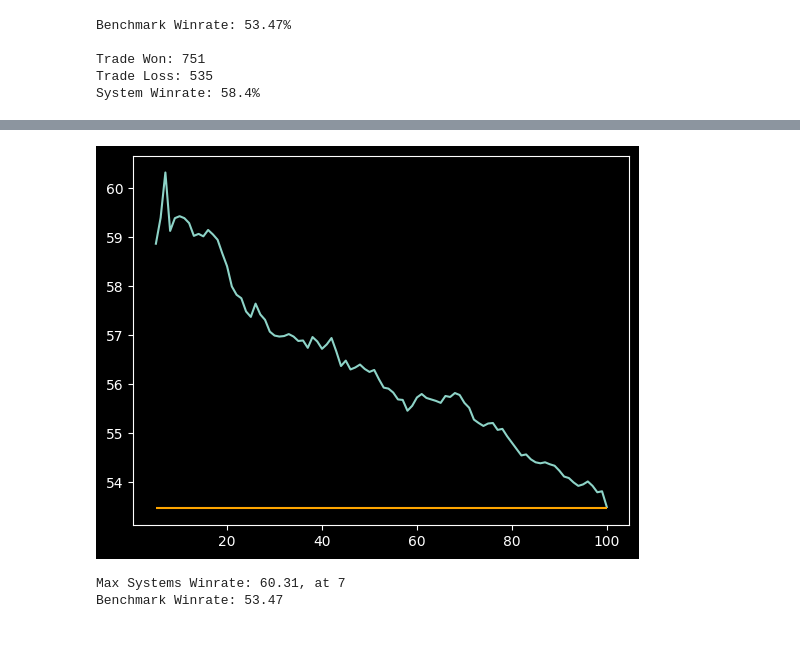
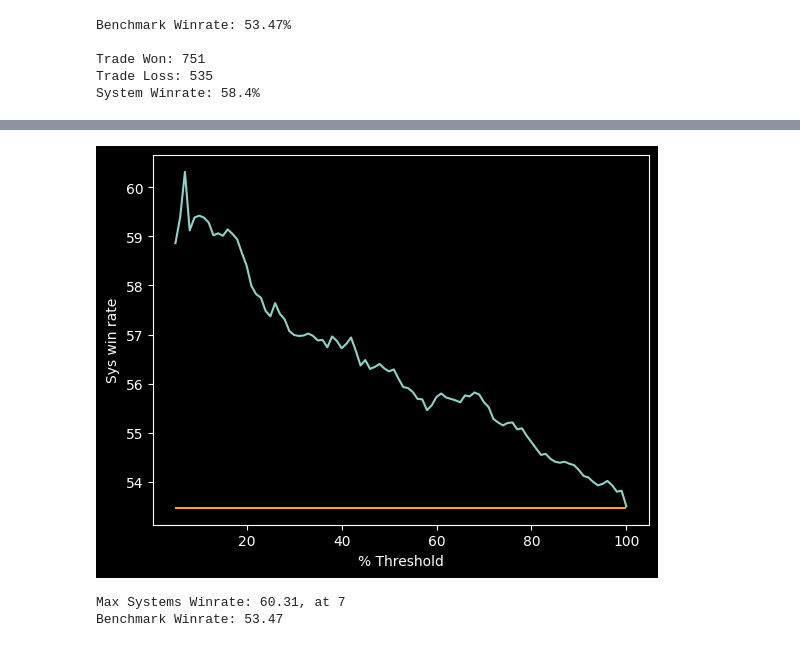
Before and after one commit to kasmaslrn/buy_the_dip, a Jupyter notebook: study_close_near_low.ipynb, the cells around one changed output, grey strips where cells are left out. Drawn from its saved outputs; the diff is of its cells as text; code cells hidden in the pictures.

```diff
--- a/study_close_near_low.ipynb
+++ b/study_close_near_low.ipynb
@@ -133,10 +212,13 @@ for pct in pct_range:
 # %%
 plt.plot(pct_range, results)
 plt.hlines(bench_winrate, pct_range[0], pct_range[-1], colors = 'orange')
 
+plt.xlabel('% Threshold')
+plt.ylabel('Sys win rate')
+
 plt.show()
 # %% [output]
-[figure, old version]
+[figure, new version]
 # %%
 print(f'Max Systems Winrate: {max(results)}, at {pct_range[results.index((max(results)))]}')
 print(f'Benchmark Winrate: {bench_winrate}')
```
Also changed, not shown: parts of 9 cells of this notebook, 5 other files.
